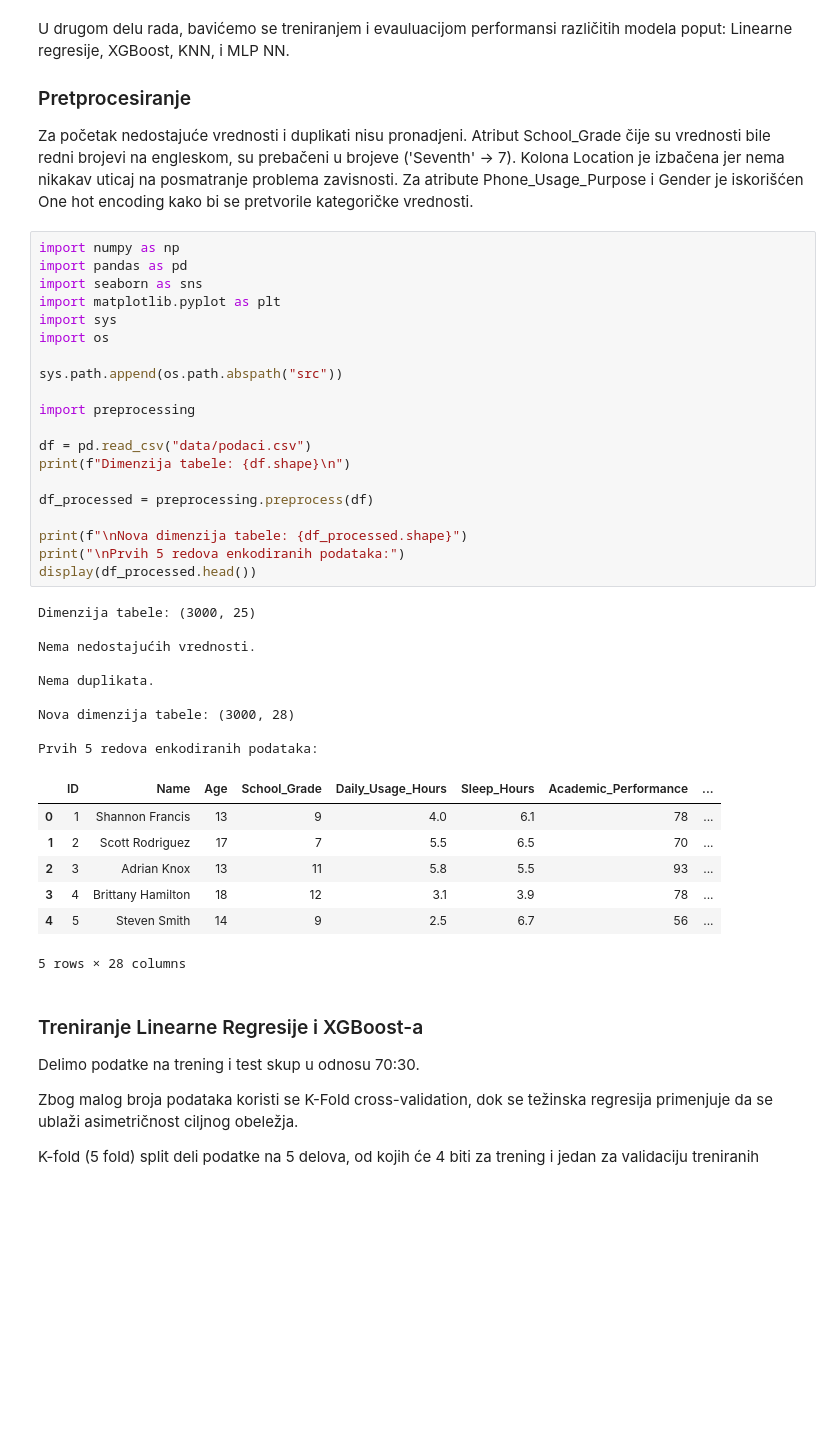
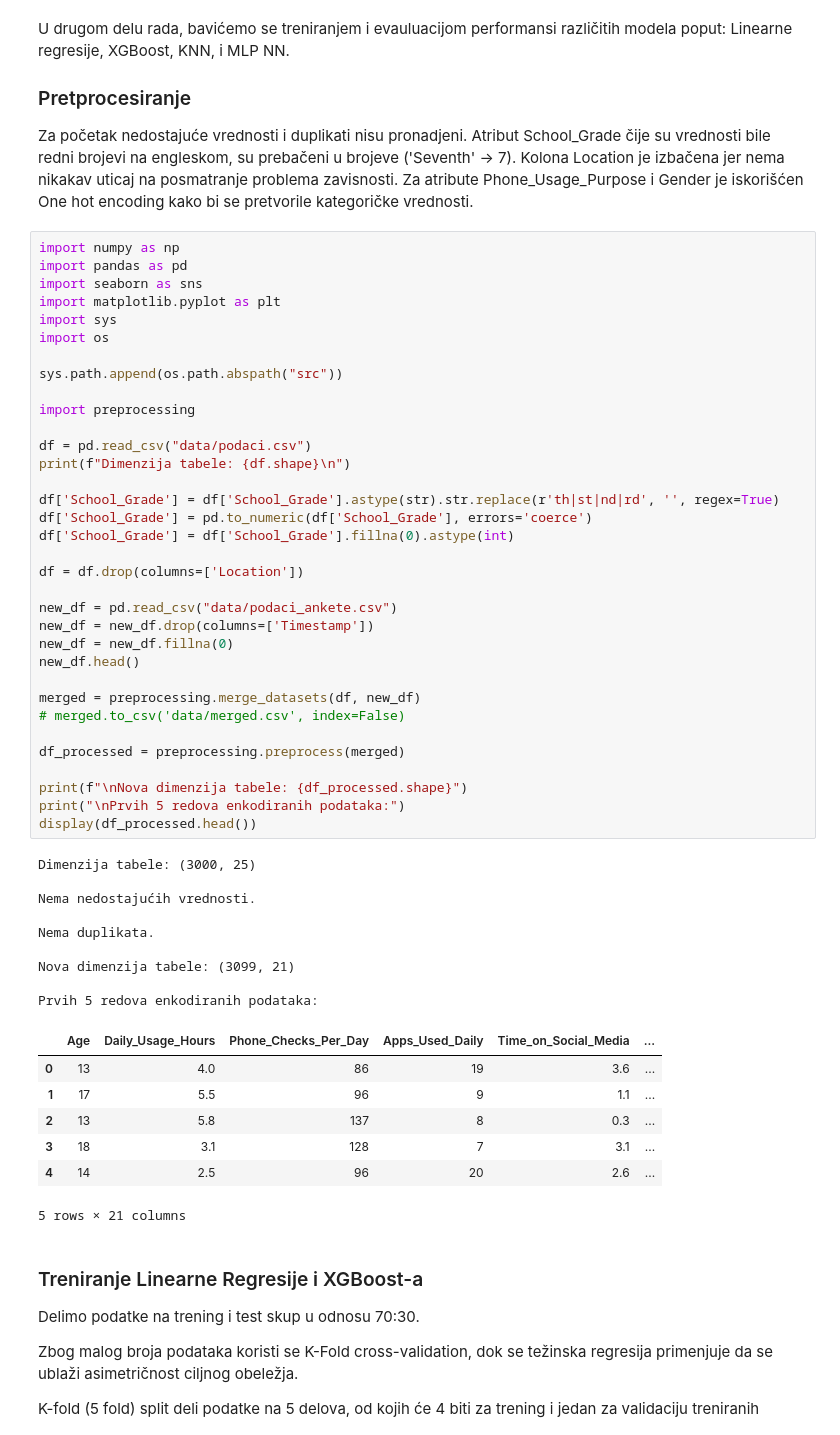
Before and after one commit to djukic002/siap-projekat, a Jupyter notebook: model-evaulation.ipynb, the cells around one changed output. Saved outputs shown, nothing was run; the diff lists cells and outputs as text; blank space fills up the shorter version.

```diff
--- a/model-evaulation.ipynb
+++ b/model-evaulation.ipynb
@@ -10,40 +10,54 @@ Za početak nedostajuće vrednosti i duplikati nisu pronadjeni. Atribut School_G
 # %%
 import numpy as np
 import pandas as pd
 import seaborn as sns
 import matplotlib.pyplot as plt
 import sys
 import os
 
 sys.path.append(os.path.abspath("src"))
 
 import preprocessing
 
 df = pd.read_csv("data/podaci.csv")
 print(f"Dimenzija tabele: {df.shape}\n")
 
-df_processed = preprocessing.preprocess(df)
+df['School_Grade'] = df['School_Grade'].astype(str).str.replace(r'th|st|nd|rd', '', regex=True)
+df['School_Grade'] = pd.to_numeric(df['School_Grade'], errors='coerce')
+df['School_Grade'] = df['School_Grade'].fillna(0).astype(int)
+
+df = df.drop(columns=['Location'])
+
+new_df = pd.read_csv("data/podaci_ankete.csv")
+new_df = new_df.drop(columns=['Timestamp'])
+new_df = new_df.fillna(0)
+new_df.head()
+
+merged = preprocessing.merge_datasets(df, new_df)
+# merged.to_csv('data/merged.csv', index=False)
+
+df_processed = preprocessing.preprocess(merged)
 
 print(f"\nNova dimenzija tabele: {df_processed.shape}")
 print("\nPrvih 5 redova enkodiranih podataka:")
 display(df_processed.head())
 # %% [output]
 Dimenzija tabele: (3000, 25)
 
 Nema nedostajućih vrednosti.
 
 Nema duplikata.
 
-Nova dimenzija tabele: (3000, 28)
+Nova dimenzija tabele: (3099, 21)
 
 Prvih 5 redova enkodiranih podataka:
-|  | ID | Name | Age | School_Grade | Daily_Usage_Hours | Sleep_Hours | Academic_Performance | ... |
-| 0 | 1 | Shannon Francis | 13 | 9 | 4.0 | 6.1 | 78 | ... |
-| 1 | 2 | Scott Rodriguez | 17 | 7 | 5.5 | 6.5 | 70 | ... |
-| 2 | 3 | Adrian Knox | 13 | 11 | 5.8 | 5.5 | 93 | ... |
-| 3 | 4 | Brittany Hamilton | 18 | 12 | 3.1 | 3.9 | 78 | ... |
-| 4 | 5 | Steven Smith | 14 | 9 | 2.5 | 6.7 | 56 | ... |
+|  | Age | Daily_Usage_Hours | Phone_Checks_Per_Day | Apps_Used_Daily | Time_on_Social_Media | ... |
+| 0 | 13 | 4.0 | 86 | 19 | 3.6 | ... |
+| 1 | 17 | 5.5 | 96 | 9 | 1.1 | ... |
+| 2 | 13 | 5.8 | 137 | 8 | 0.3 | ... |
+| 3 | 18 | 3.1 | 128 | 7 | 3.1 | ... |
+| 4 | 14 | 2.5 | 96 | 20 | 2.6 | ... |
-5 rows × 28 columns
+5 rows × 21 columns
 # %% [markdown]
 <h3> Treniranje Linearne Regresije i XGBoost-a</h3>
 
```
Also changed, not shown: parts of 9 cells of this notebook, 3 other files.
